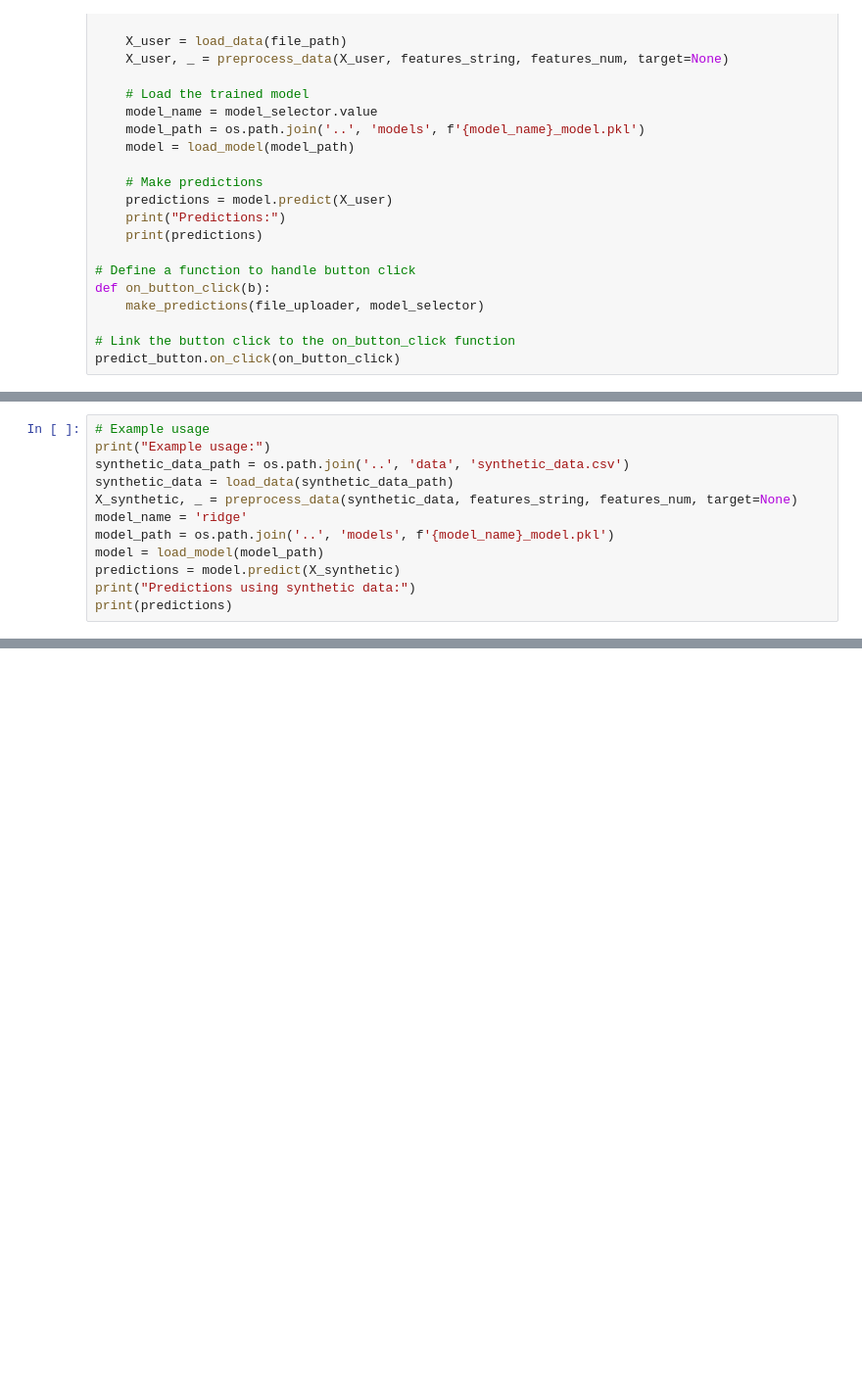
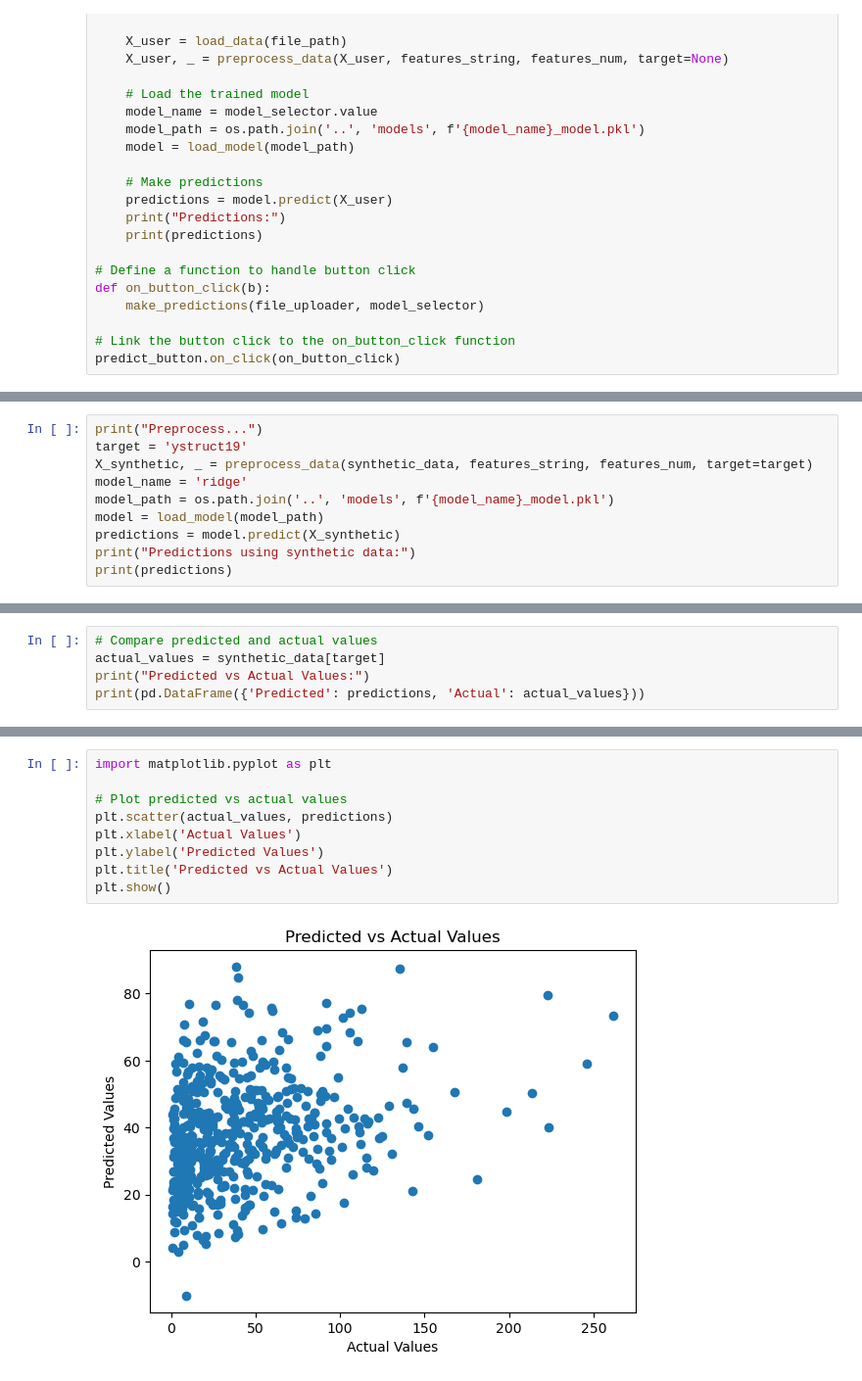
Before and after one commit to usnistgov/retrofit-cost-ml, a Jupyter notebook: notebooks/retrofit-cost-tool.ipynb, the cells around one changed output, grey strips where cells are left out. Shown: that part at 98% size. Cells and saved outputs as stored; diff of their text form; blank space fills up the shorter version.

Commit message:
Update cost prediction notebook to compare predicted vs actual

```diff
--- a/notebooks/retrofit-cost-tool.ipynb
+++ b/notebooks/retrofit-cost-tool.ipynb
@@ -64,9 +94,7 @@ display(predict_button)
 # %%
-# Example usage
-print("Example usage:")
-synthetic_data_path = os.path.join('..', 'data', 'synthetic_data.csv')
-synthetic_data = load_data(synthetic_data_path)
-X_synthetic, _ = preprocess_data(synthetic_data, features_string, features_num, target=None)
+print("Preprocess...")
+target = 'ystruct19'
+X_synthetic, _ = preprocess_data(synthetic_data, features_string, features_num, target=target)
 model_name = 'ridge'
 model_path = os.path.join('..', 'models', f'{model_name}_model.pkl')
 model = load_model(model_path)
@@ -75,0 +122,5 @@ print(predictions)
+# %%
+# Compare predicted and actual values
+actual_values = synthetic_data[target]
+print("Predicted vs Actual Values:")
+print(pd.DataFrame({'Predicted': predictions, 'Actual': actual_values}))
@@ -75,0 +143,11 @@ print(predictions)
+# %%
+import matplotlib.pyplot as plt
+
+# Plot predicted vs actual values
+plt.scatter(actual_values, predictions)
+plt.xlabel('Actual Values')
+plt.ylabel('Predicted Values')
+plt.title('Predicted vs Actual Values')
+plt.show()
+# %% [output]
+[figure, added]
```
Also changed, not shown: parts of 6 cells of this notebook.
